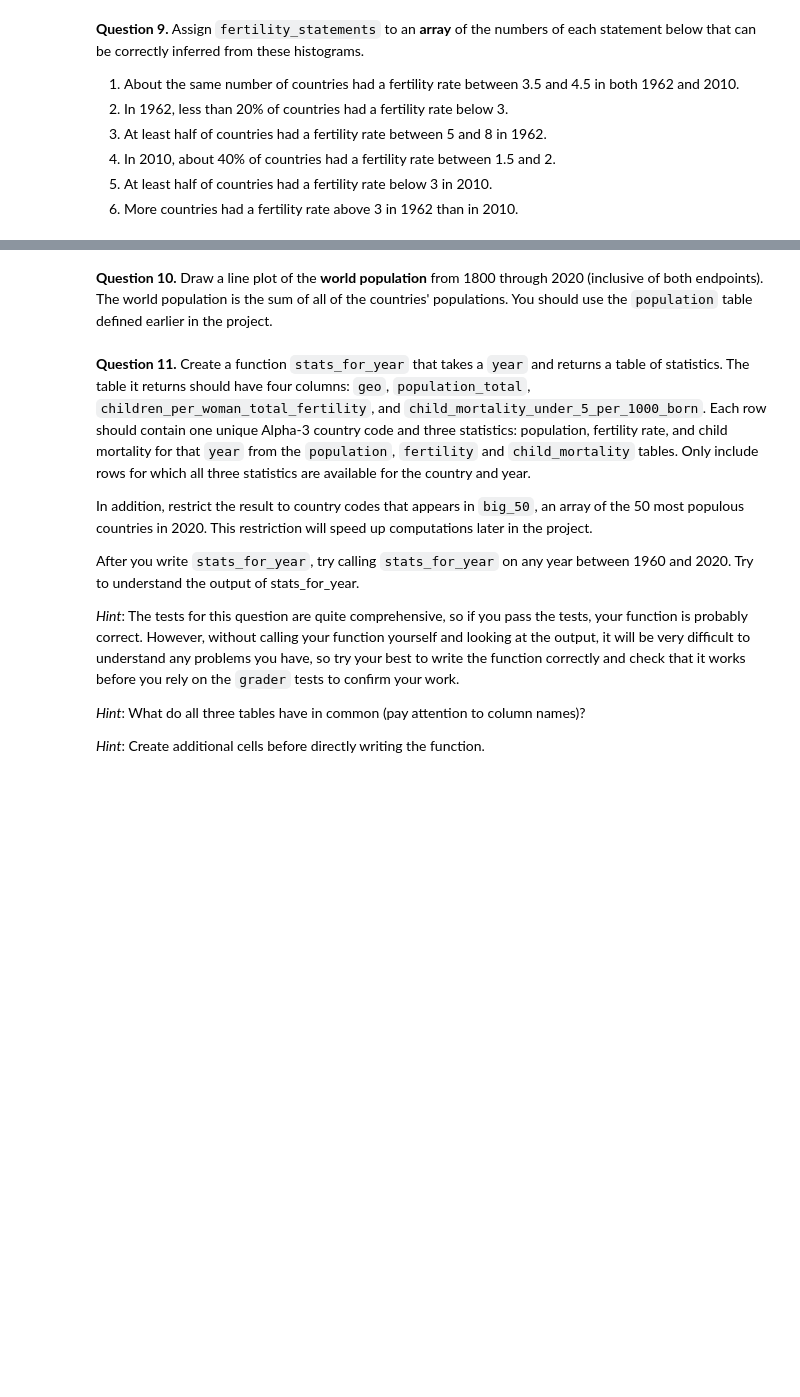
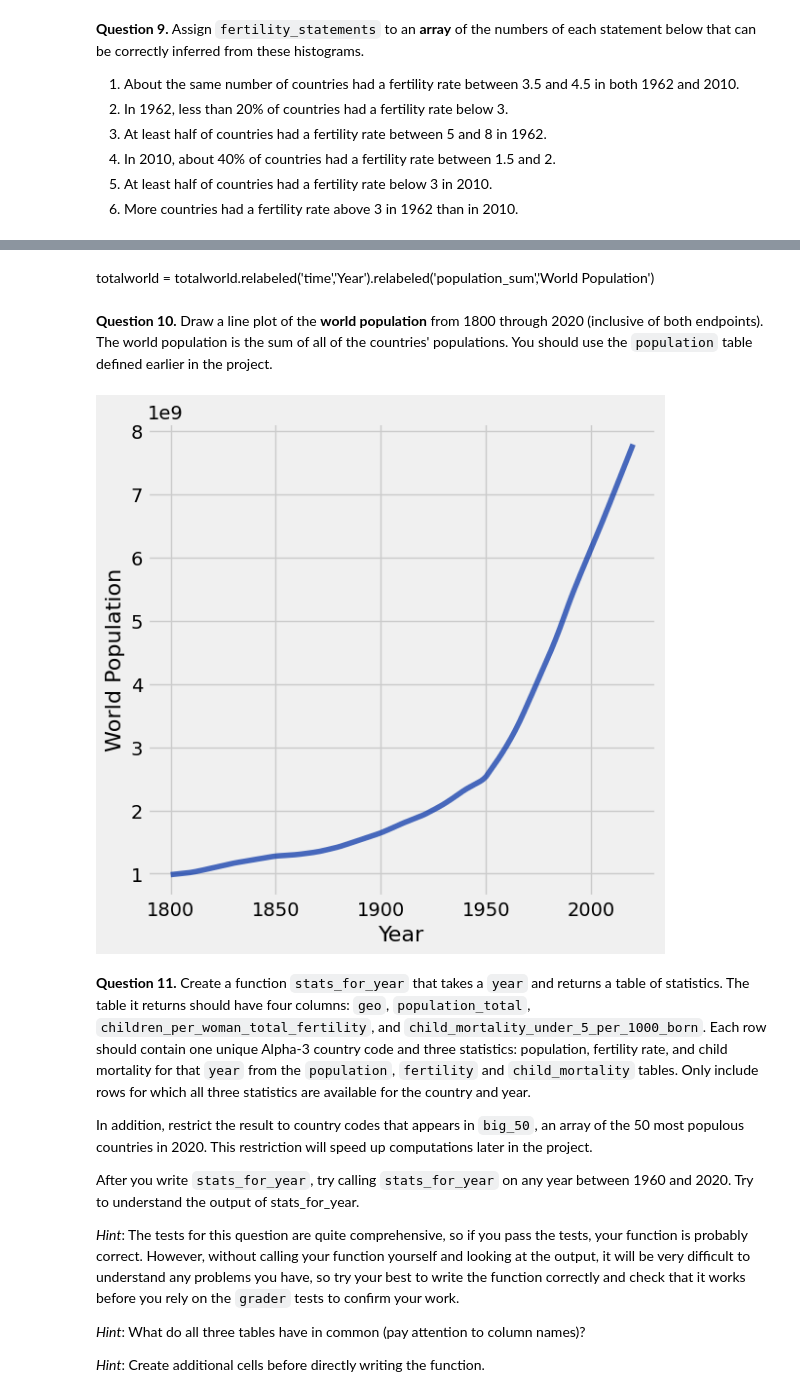
Before and after one commit to cohlrich/Intro-to-data-analytics---cohlrich, a Jupyter notebook: project1/project1.ipynb, the cells around one changed output, grey strips where cells are left out. Saved outputs shown, nothing was run; the diff lists cells and outputs as text; code cells hidden in the pictures; blank space fills up the shorter version.

```diff
--- a/project1/project1.ipynb
+++ b/project1/project1.ipynb
@@ -375,3 +418,5 @@ grader.check("q1_9")
+# %% [markdown]
+totalworld = totalworld.relabeled('time','Year').relabeled('population_sum','World Population')
 # %% [markdown]
 <!-- BEGIN QUESTION -->
 
@@ -382,3 +424,11 @@ grader.check("q1_9")
+# %%
+#Fill in code here
+earlypop = population.where('time', are.between_or_equal_to(1800,2020))
+totalworld = earlypop.group('time',sum)
+totalworld = totalworld.relabeled('time','Year').relabeled('population_total sum','World Population')
+totalworld.plot('Year','World Population')
+# %% [output]
+[figure, added]
 # %% [markdown]
 <!-- END QUESTION -->
 
```
Also changed, not shown: parts of 32 cells of this notebook, 1 other file.
